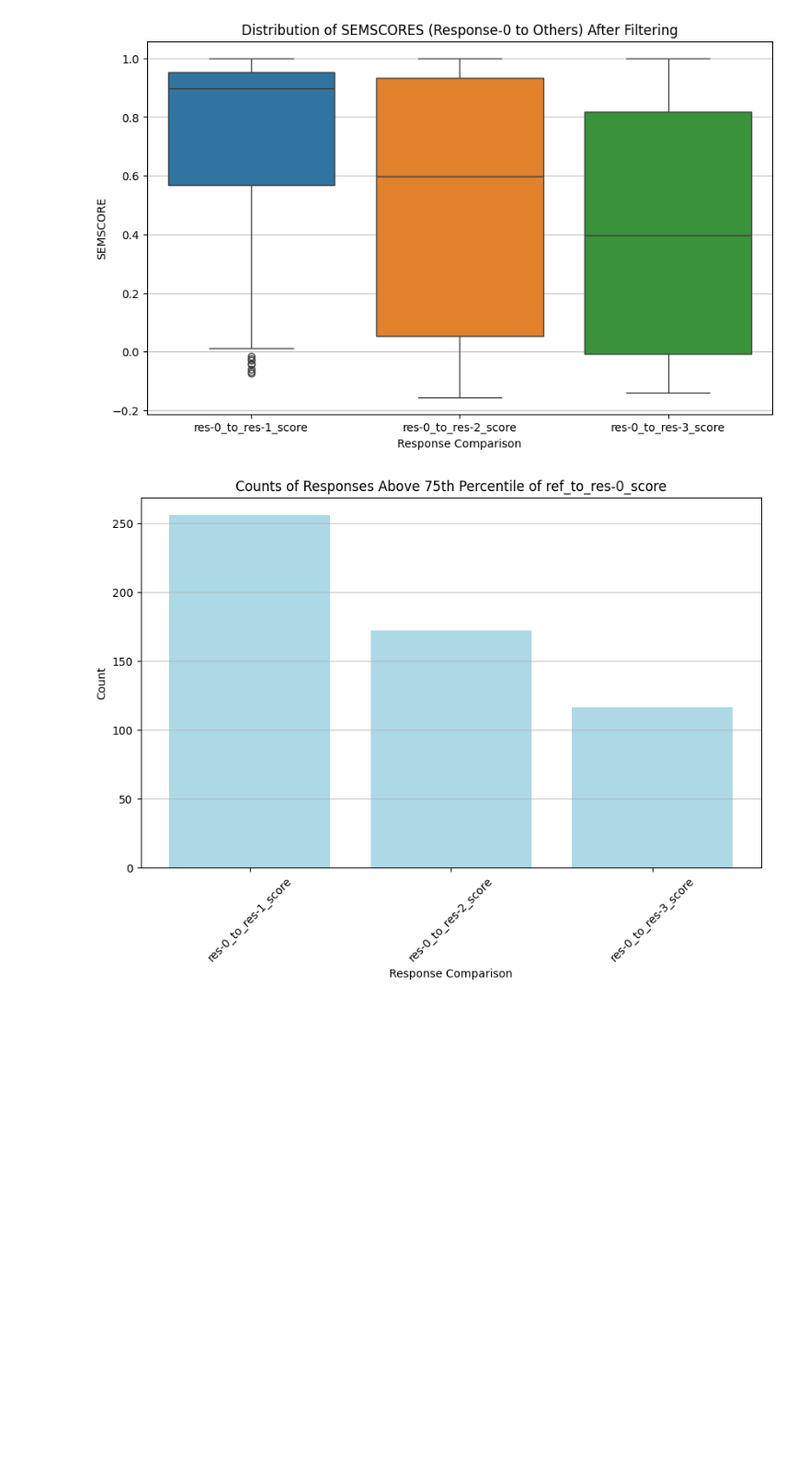
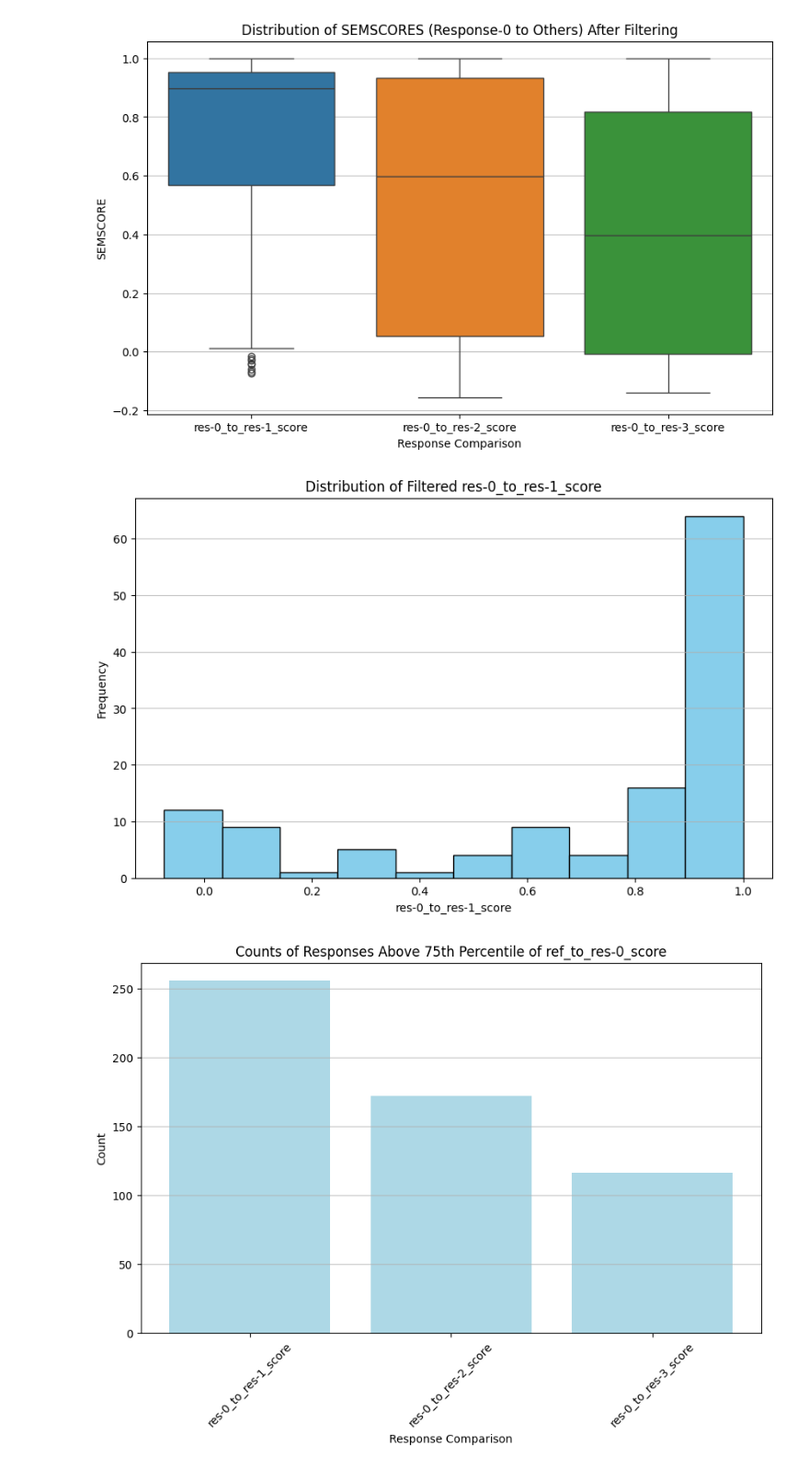
Before and after one commit to ztybigcat/truncation_benchmark, a Jupyter notebook: semscore_benchmark.ipynb, the cells around one changed output. Shown at 92% size. Saved outputs shown, nothing was run; the diff lists cells and outputs as text; code cells hidden in the pictures; blank space fills up the shorter version.

Commit message:
add one more plot

```diff
--- a/semscore_benchmark.ipynb
+++ b/semscore_benchmark.ipynb
@@ -142,6 +142,16 @@ plt.grid(axis='y', alpha=0.75)
 plt.show()
 # %% [output]
 [figure]
+# %%
+plt.figure(figsize=(10, 6))
+plt.hist(filtered_df['res-0_to_res-1_score'], color='skyblue', edgecolor='black')
+plt.title('Distribution of Filtered res-0_to_res-1_score')
+plt.xlabel('res-0_to_res-1_score')
+plt.ylabel('Frequency')
+plt.grid(axis='y', alpha=0.75)
+plt.show()
+# %% [output]
+[figure, added]
 # %%
 
 # Counting the number of scores above 'percentile_75' for each comparison
```
